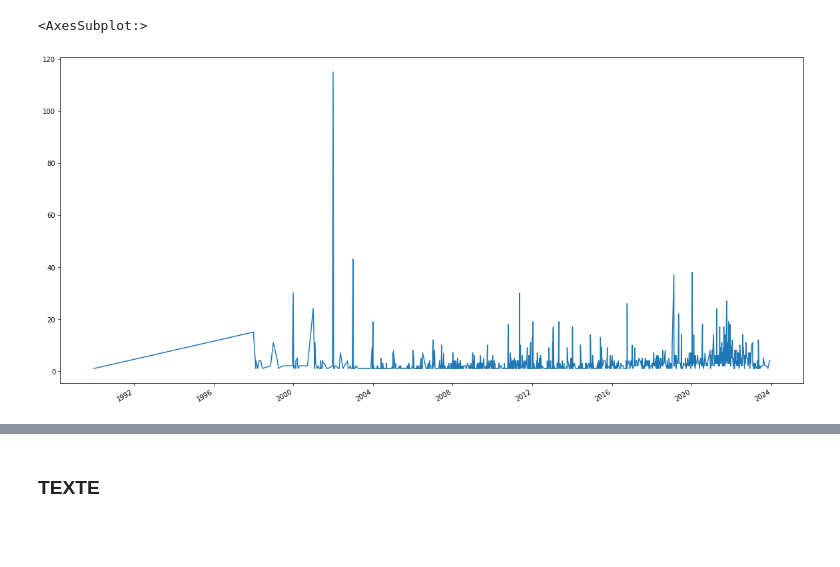
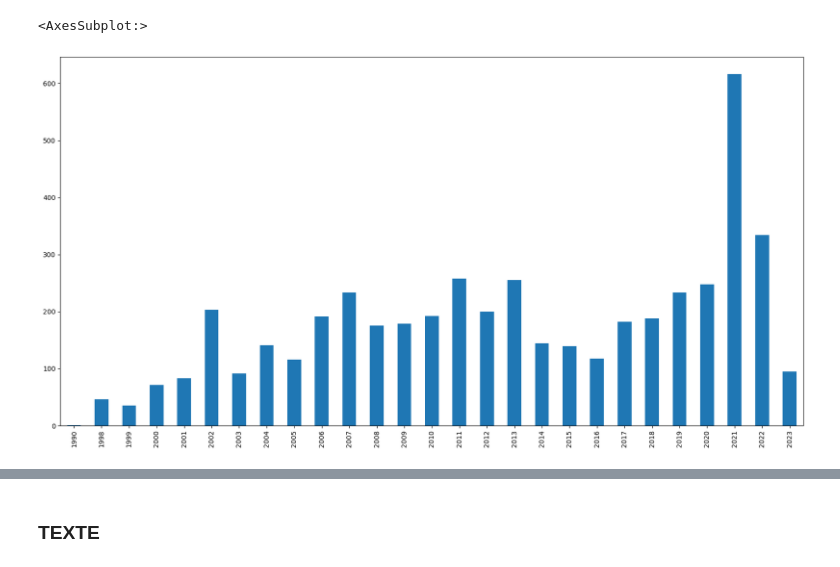
Before and after one commit to Geminy3/Skoli_M3, a Jupyter notebook: Analyse_text.ipynb, the cells around one changed output, grey strips where cells are left out. Drawn from its saved outputs; the diff is of its cells as text; code cells hidden in the pictures; blank space fills up the shorter version.

```diff
--- a/Analyse_text.ipynb
+++ b/Analyse_text.ipynb
@@ -21,7 +21,8 @@ df.sort_values(by="DATE")
 # %%
 df.DATE = pd.to_datetime(df.DATE)
+df.DATE = pd.to_datetime(df.DATE, format='%d/%m/%y')
 # %%
-df.DATE.value_counts().plot(figsize=(20,10))
+df.DATE.dt.year.value_counts().sort_index().plot(kind = "bar", figsize=(20, 10))
 # %% [output]
 <AxesSubplot:>
-[figure, old version]
+[figure, new version]
```
Also changed, not shown: parts of 12 cells of this notebook, 3 other files.
